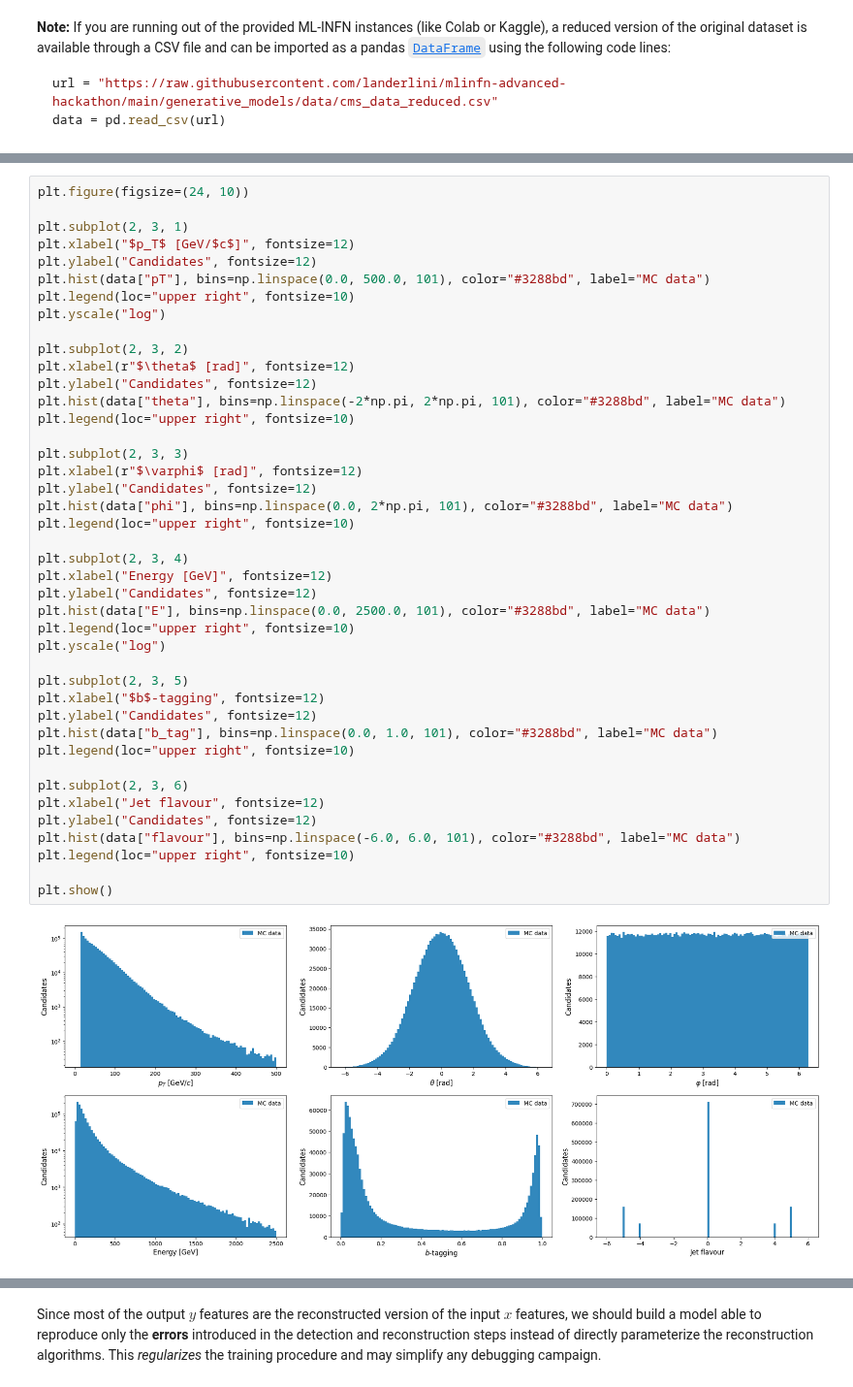
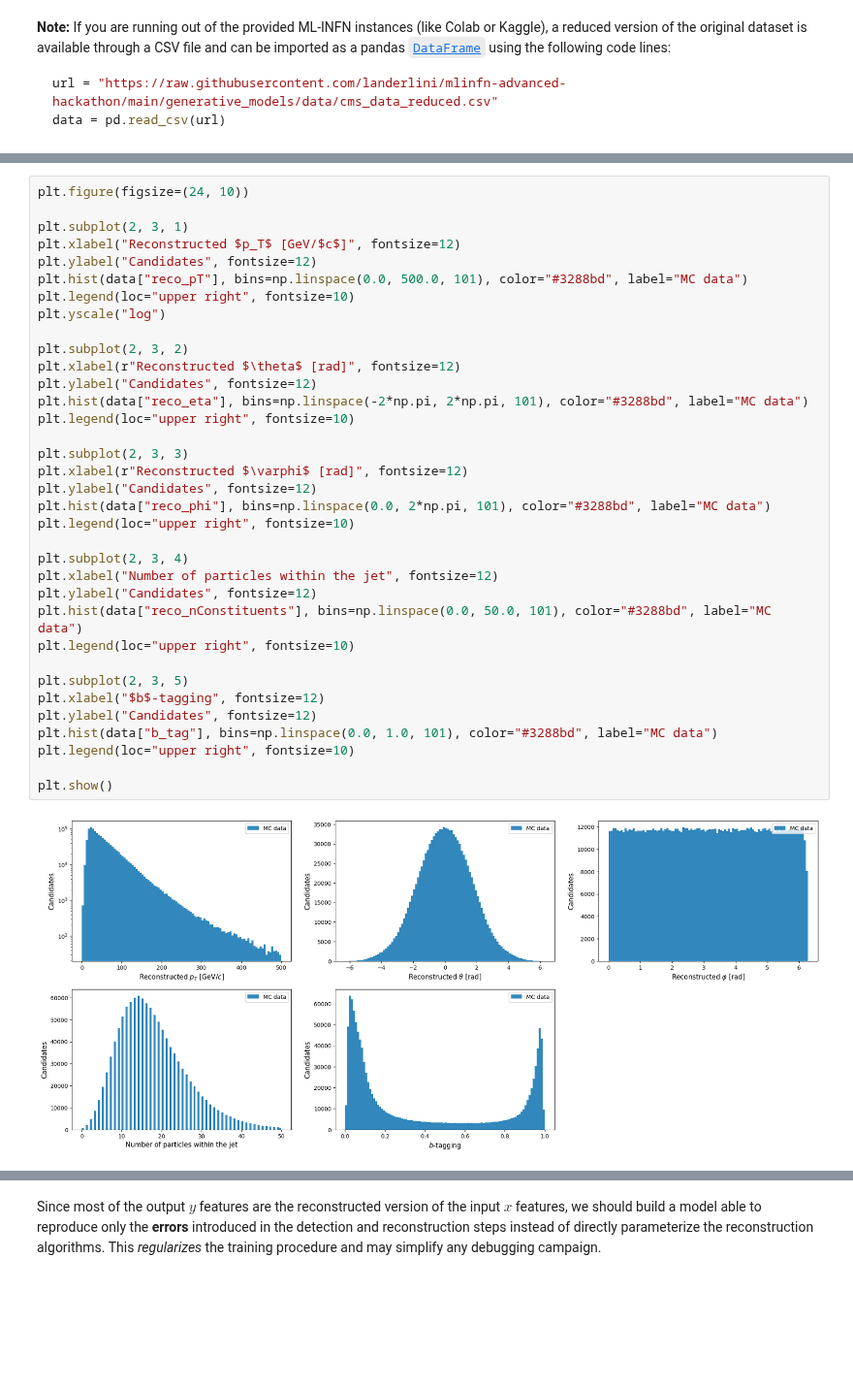
Before and after one commit to landerlini/mlinfn-advanced-hackathon, a Jupyter notebook: generative_models/tutorial_gen_models.ipynb, the cells around one changed output, grey strips where cells are left out. Shown at 97% size. Cells and saved outputs as stored; diff of their text form; blank space fills up the shorter version.

```diff
--- a/generative_models/tutorial_gen_models.ipynb
+++ b/generative_models/tutorial_gen_models.ipynb
@@ -158,44 +226,37 @@ Gen-level info:
 # %%
 plt.figure(figsize=(24, 10))
 
 plt.subplot(2, 3, 1)
-plt.xlabel("$p_T$ [GeV/$c$]", fontsize=12)
+plt.xlabel("Reconstructed $p_T$ [GeV/$c$]", fontsize=12)
 plt.ylabel("Candidates", fontsize=12)
-plt.hist(data["pT"], bins=np.linspace(0.0, 500.0, 101), color="#3288bd", label="MC data")
+plt.hist(data["reco_pT"], bins=np.linspace(0.0, 500.0, 101), color="#3288bd", label="MC data")
 plt.legend(loc="upper right", fontsize=10)
 plt.yscale("log")
 
 plt.subplot(2, 3, 2)
-plt.xlabel(r"$\theta$ [rad]", fontsize=12)
+plt.xlabel(r"Reconstructed $\theta$ [rad]", fontsize=12)
 plt.ylabel("Candidates", fontsize=12)
-plt.hist(data["theta"], bins=np.linspace(-2*np.pi, 2*np.pi, 101), color="#3288bd", label="MC data")
+plt.hist(data["reco_eta"], bins=np.linspace(-2*np.pi, 2*np.pi, 101), color="#3288bd", label="MC data")
 plt.legend(loc="upper right", fontsize=10)
 
 plt.subplot(2, 3, 3)
-plt.xlabel(r"$\varphi$ [rad]", fontsize=12)
+plt.xlabel(r"Reconstructed $\varphi$ [rad]", fontsize=12)
 plt.ylabel("Candidates", fontsize=12)
-plt.hist(data["phi"], bins=np.linspace(0.0, 2*np.pi, 101), color="#3288bd", label="MC data")
+plt.hist(data["reco_phi"], bins=np.linspace(0.0, 2*np.pi, 101), color="#3288bd", label="MC data")
 plt.legend(loc="upper right", fontsize=10)
 
 plt.subplot(2, 3, 4)
-plt.xlabel("Energy [GeV]", fontsize=12)
+plt.xlabel("Number of particles within the jet", fontsize=12)
 plt.ylabel("Candidates", fontsize=12)
-plt.hist(data["E"], bins=np.linspace(0.0, 2500.0, 101), color="#3288bd", label="MC data")
+plt.hist(data["reco_nConstituents"], bins=np.linspace(0.0, 50.0, 101), color="#3288bd", label="MC data")
 plt.legend(loc="upper right", fontsize=10)
-plt.yscale("log")
 
 plt.subplot(2, 3, 5)
 plt.xlabel("$b$-tagging", fontsize=12)
 plt.ylabel("Candidates", fontsize=12)
 plt.hist(data["b_tag"], bins=np.linspace(0.0, 1.0, 101), color="#3288bd", label="MC data")
 plt.legend(loc="upper right", fontsize=10)
 
-plt.subplot(2, 3, 6)
-plt.xlabel("Jet flavour", fontsize=12)
-plt.ylabel("Candidates", fontsize=12)
-plt.hist(data["flavour"], bins=np.linspace(-6.0, 6.0, 101), color="#3288bd", label="MC data")
-plt.legend(loc="upper right", fontsize=10)
-
 plt.show()
 # %% [output]
-[figure, old version]
+[figure, new version]
```
Also changed, not shown: parts of 47 cells of this notebook, 2 other files.
